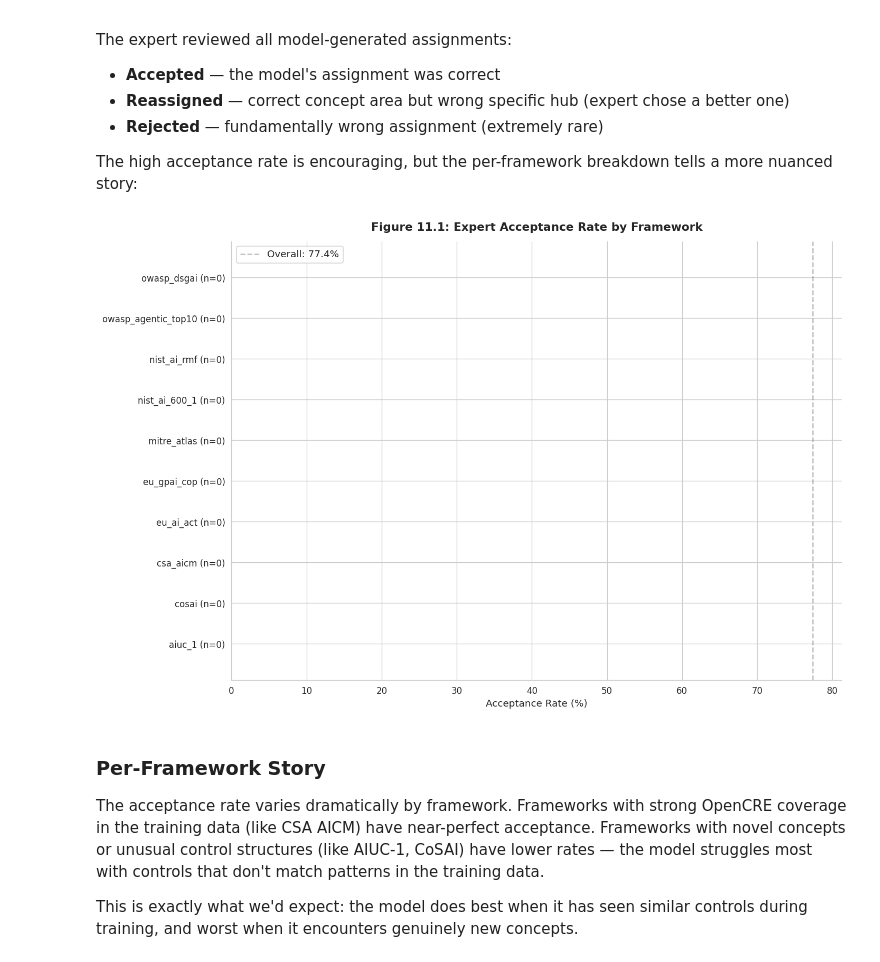
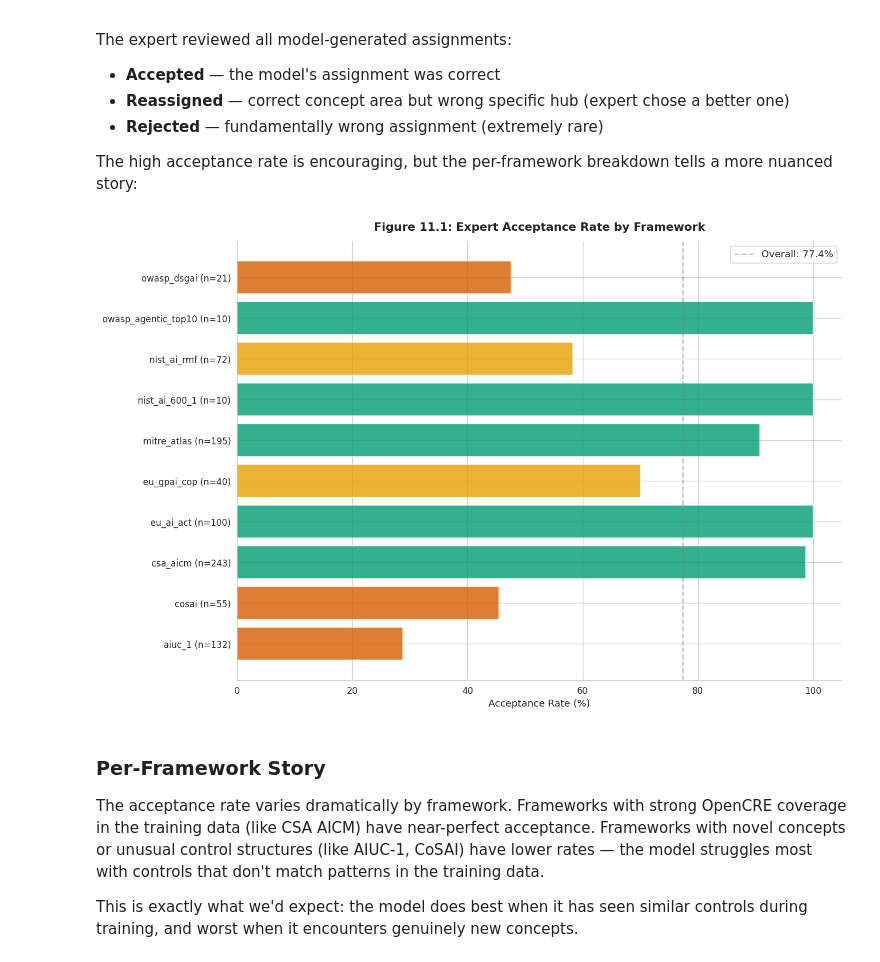
Before and after one commit to rocklambros/TRACT, a Jupyter notebook: tract_experimental_narrative.ipynb, the cells around one changed output. Cells and saved outputs as stored; diff of their text form; code cells hidden in the pictures.

```diff
--- a/tract_experimental_narrative.ipynb
+++ b/tract_experimental_narrative.ipynb
@@ -1129,14 +1129,14 @@ Diagram: how batch size determines the number of in-batch negatives.
 
 MultipleNegativesRankingLoss (MNRL) uses a contrastive learning strategy where
 each positive pair (control, correct_hub) is compared against ALL other items
-in the same batch. So batch_size=64 means each positive pair has 63 negatives.
+in the same batch. So batch_size=32 means each positive pair has 31 negatives.
 
-TRACT uses batch_size=64 (highlighted with a border):
+TRACT uses batch_size=32 (highlighted with a border):
 - Too small (16): only 15 negatives → model doesn't learn to discriminate
-- Too large (128): memory-intensive on GPU, diminishing returns
-- 64 is the sweet spot: enough negatives for learning, fits in GPU memory
+- Too large (64+): memory-intensive on GPU, diminishing returns
+- 32 balances learning signal (31 negatives) with GPU memory constraints
 
-The bar for batch_size=64 is visually highlighted as "Our choice."
+The bar for batch_size=32 is visually highlighted as "Our choice."
 """
 # In MNRL, effective_negatives = batch_size - 1 (every other item in the batch)
 batch_sizes = [16, 32, 64, 128]
@@ -1147,11 +1147,11 @@ bars = ax.bar(range(len(batch_sizes)), negatives, color=OKABE_ITO[4], alpha=0.8)
 ax.set_xticks(range(len(batch_sizes)))
 ax.set_xticklabels([str(b) for b in batch_sizes])
 
-# Highlight the chosen batch size (index 2 = batch_size 64)
-bars[2].set_color(OKABE_ITO[2])
-bars[2].set_edgecolor("black")
-bars[2].set_linewidth(2)
-ax.annotate("Our choice", xy=(2, 63), xytext=(2.5, 80),
+# Highlight the chosen batch size (index 1 = batch_size 32)
+bars[1].set_color(OKABE_ITO[2])
+bars[1].set_edgecolor("black")
+bars[1].set_linewidth(2)
+ax.annotate("Our choice", xy=(1, 31), xytext=(1.5, 80),
             arrowprops=dict(arrowstyle="->", color="black"),
             fontsize=10, fontweight="bold")
 
@@ -1595,9 +1596,9 @@ fig, ax = plt.subplots(figsize=(14, 6))
 fold_labels = [f.replace("fold_", "").replace("_", " ") for f in FOLDS]
 
 # Match fold names to baseline metric keys (may use spaces or underscores)
-baseline_scores = [baseline_metrics[f.replace("fold_", "")]["hit_at_1"]
-                   if f.replace("fold_", "") in baseline_metrics
-                   else baseline_metrics.get(f, {}).get("hit_at_1", 0)
+baseline_scores = [baseline_metrics[f.replace("fold_", "").replace("_", " ")]["hit_at_1"]
+                   if f.replace("fold_", "").replace("_", " ") in baseline_metrics
+                   else baseline_metrics.get(f.replace("fold_", ""), {}).get("hit_at_1", 0)
                    for f in FOLDS]
 
 # Fine-tuned metrics may use "hit_at_1" or "eval_hit_at_1" depending on checkpoint
@@ -2354,35 +2355,35 @@ nuanced story:
 # %%
 """
 Horizontal bar chart of expert acceptance rates by framework.
 
 Color tiers:
 - Green (≥80%): High acceptance — model predictions are reliable for this framework
 - Orange (50-79%): Medium — usable but some assignments need manual review
 - Red (<50%): Lower — model struggles with this framework's control vocabulary
 
 The dashed line shows the overall acceptance rate (77.4%) for reference.
 Each bar is labeled with the framework name and sample size (n=).
 """
 fw_names_review = sorted(per_fw.keys())
-acceptance_rates = [per_fw[fw].get("accepted_rate", 0) for fw in fw_names_review]
-n_controls = [per_fw[fw].get("total", per_fw[fw].get("n_items", 0)) for fw in fw_names_review]
+n_controls = [per_fw[fw].get("accepted", 0) + per_fw[fw].get("reassigned", 0) + per_fw[fw].get("rejected", 0) for fw in fw_names_review]
+acceptance_rates = [(per_fw[fw].get("accepted", 0) / n_controls[i] * 100) if n_controls[i] > 0 else 0 for i, fw in enumerate(fw_names_review)]
 
 fig, ax = plt.subplots(figsize=(12, 8))
 y_pos = range(len(fw_names_review))
 colors_acc = [OKABE_ITO[2] if r >= 80 else OKABE_ITO[0] if r >= 50 else OKABE_ITO[5] for r in acceptance_rates]
 bars = ax.barh(y_pos, acceptance_rates, color=colors_acc, alpha=0.8)
 ax.set_yticks(y_pos)
 ax.set_yticklabels([f"{fw} (n={n_controls[i]})" for i, fw in enumerate(fw_names_review)], fontsize=8)
 ax.axvline(overall.get("accepted_rate", 77), color="gray", linestyle="--", alpha=0.5,
            label=f"Overall: {overall.get('accepted_rate', 77):.1f}%")
 ax.legend()
 fig_num = fig_counter.next(11)
 style_axes(ax, "Expert Acceptance Rate by Framework", "Acceptance Rate (%)", "", fig_num)
 plt.tight_layout()
 plt.show()
 plt.close(fig)
 # %% [output]
-[figure, old version]
+[figure, new version]
 # %% [markdown]
 ### Per-Framework Story
 
```
Also changed, not shown: parts of 6 cells of this notebook.
